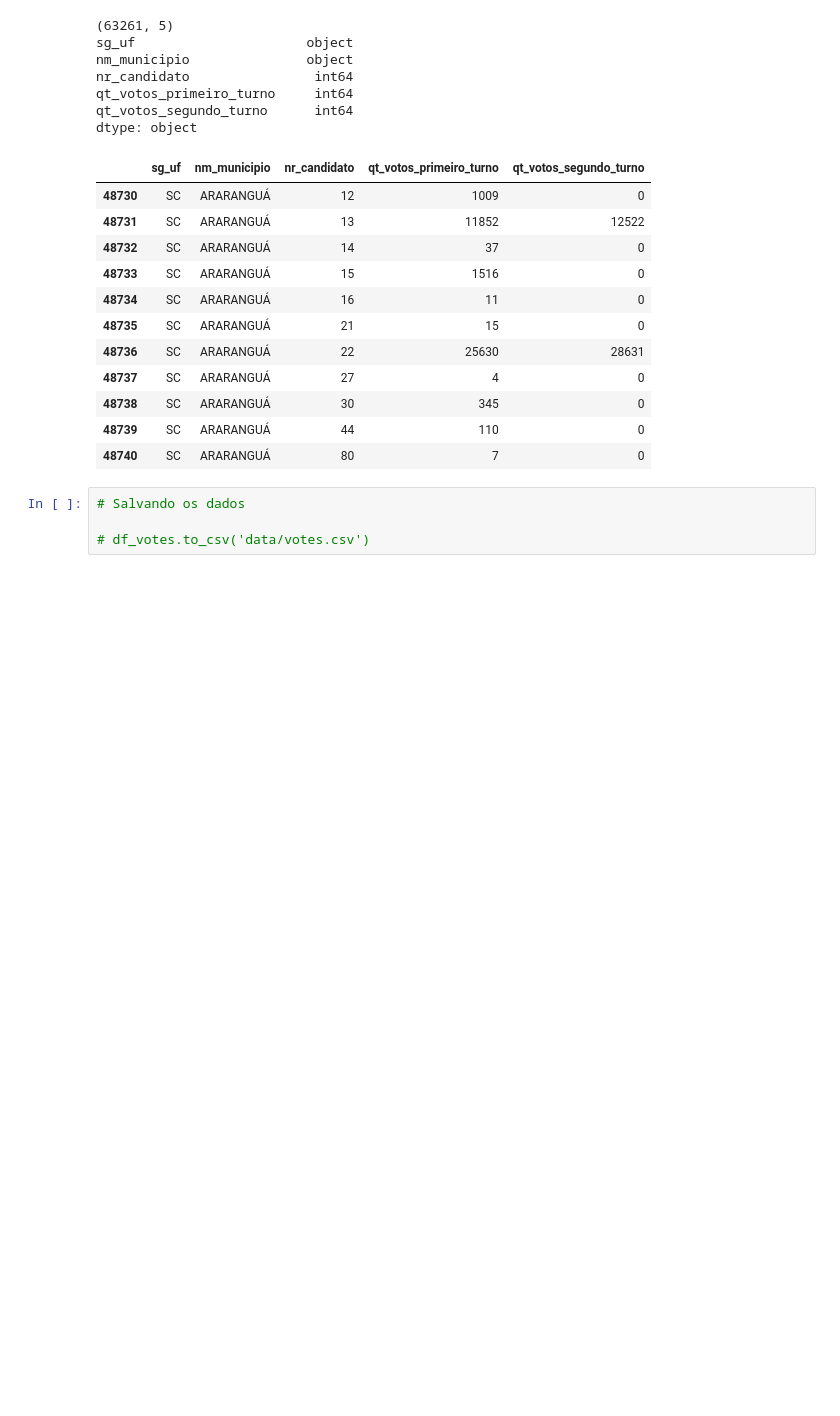
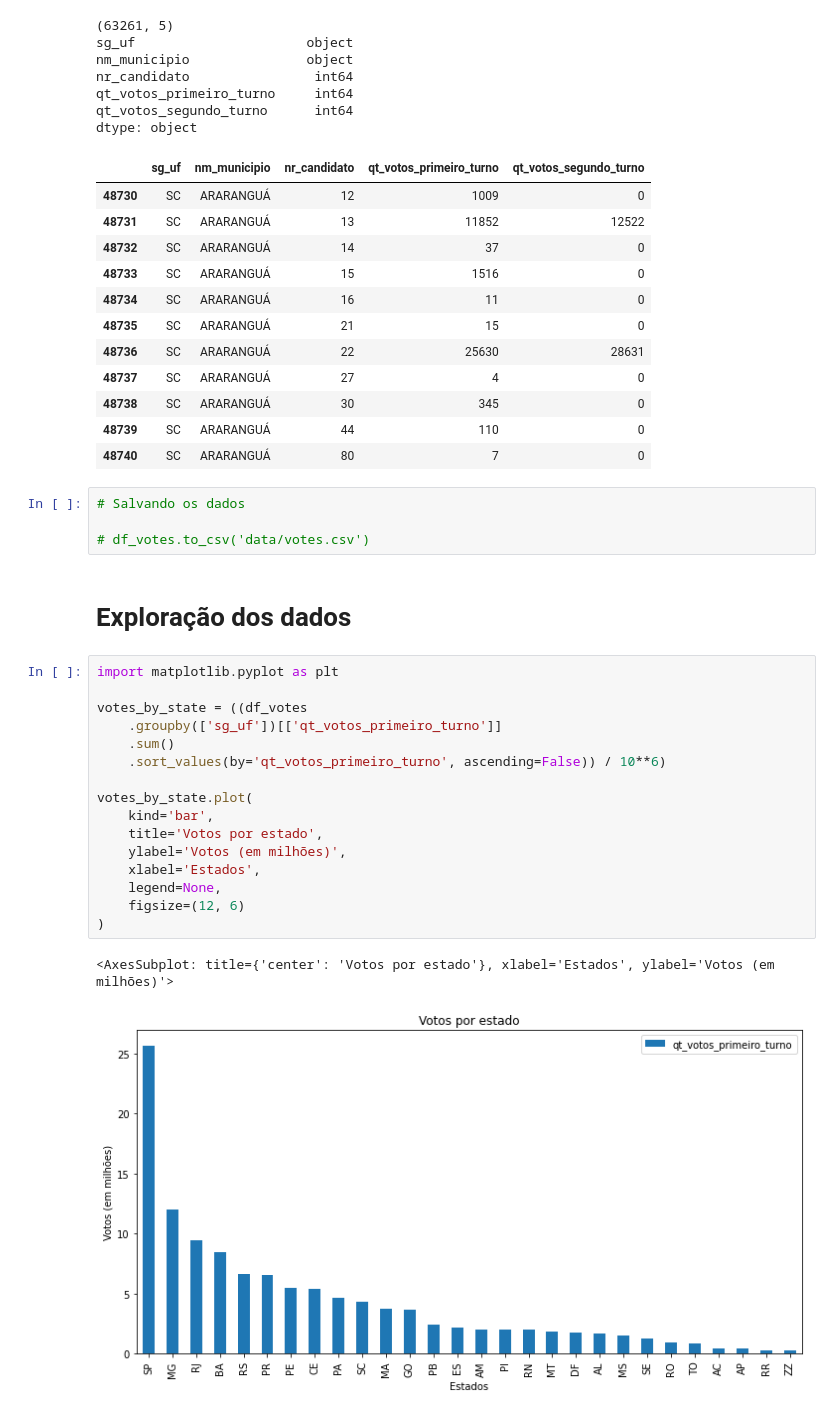
Before and after one commit to felipe-bonato/ciencia-de-dados-eleicoes, a Jupyter notebook: main.ipynb, the cells around one changed output. Drawn from its saved outputs; the diff is of its cells as text; blank space fills up the shorter version.

```diff
--- a/main.ipynb
+++ b/main.ipynb
@@ -95,3 +94,24 @@ dtype: object
 # Salvando os dados
 
 # df_votes.to_csv('data/votes.csv')
+# %% [markdown]
+# Exploração dos dados
+# %%
+import matplotlib.pyplot as plt
+
+votes_by_state = ((df_votes
+	.groupby(['sg_uf'])[['qt_votos_primeiro_turno']]
+	.sum()
+	.sort_values(by='qt_votos_primeiro_turno', ascending=False)) / 10**6)
+
+votes_by_state.plot(
+	kind='bar',
+	title='Votos por estado',
+	ylabel='Votos (em milhões)',
+	xlabel='Estados',
+	legend=None,
+	figsize=(12, 6)
+)
+# %% [output]
+<AxesSubplot: title={'center': 'Votos por estado'}, xlabel='Estados', ylabel='Votos (em milhões)'>
+[figure, added]
```
Also changed, not shown: parts of 2 cells of this notebook.
